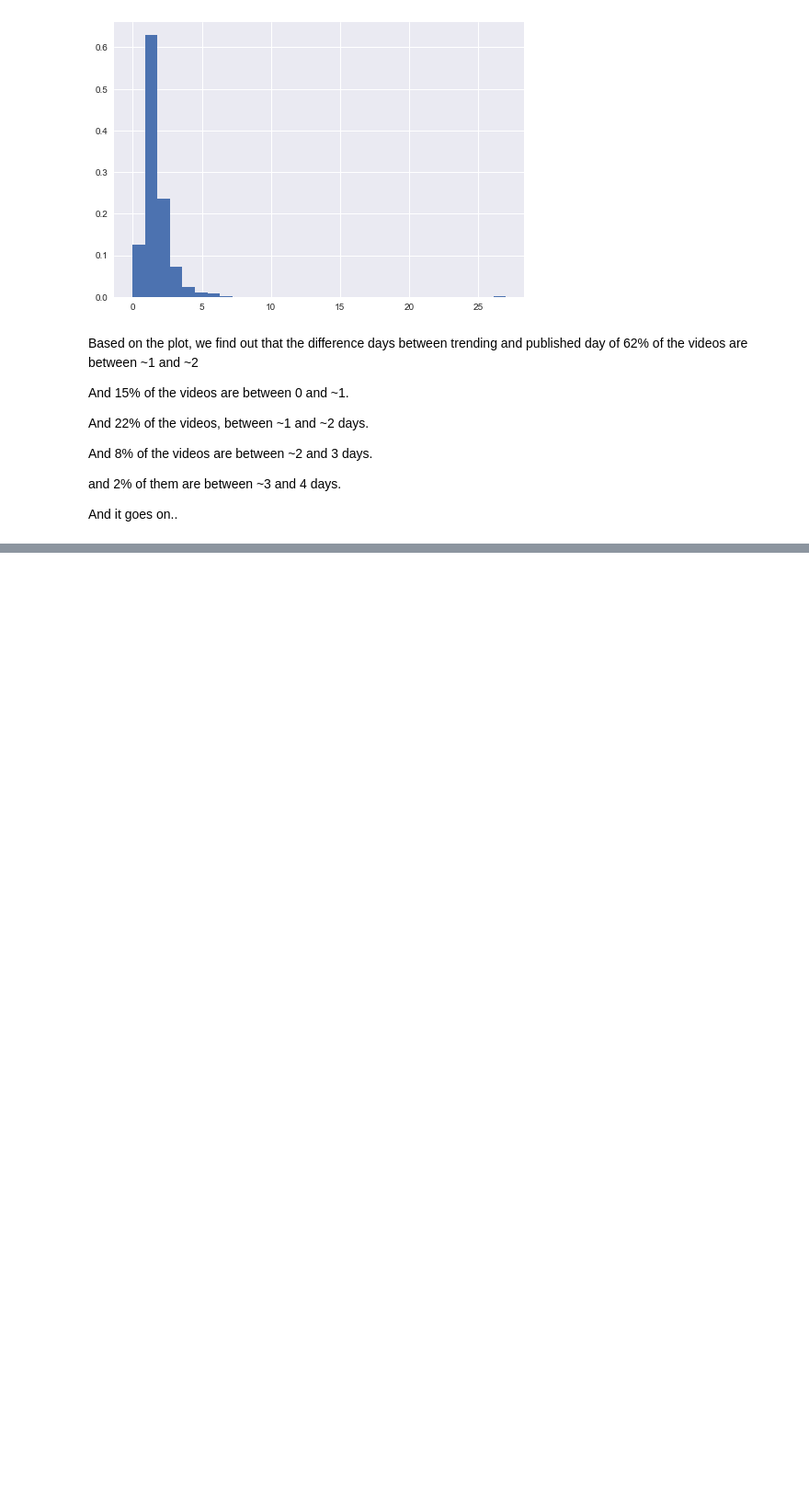
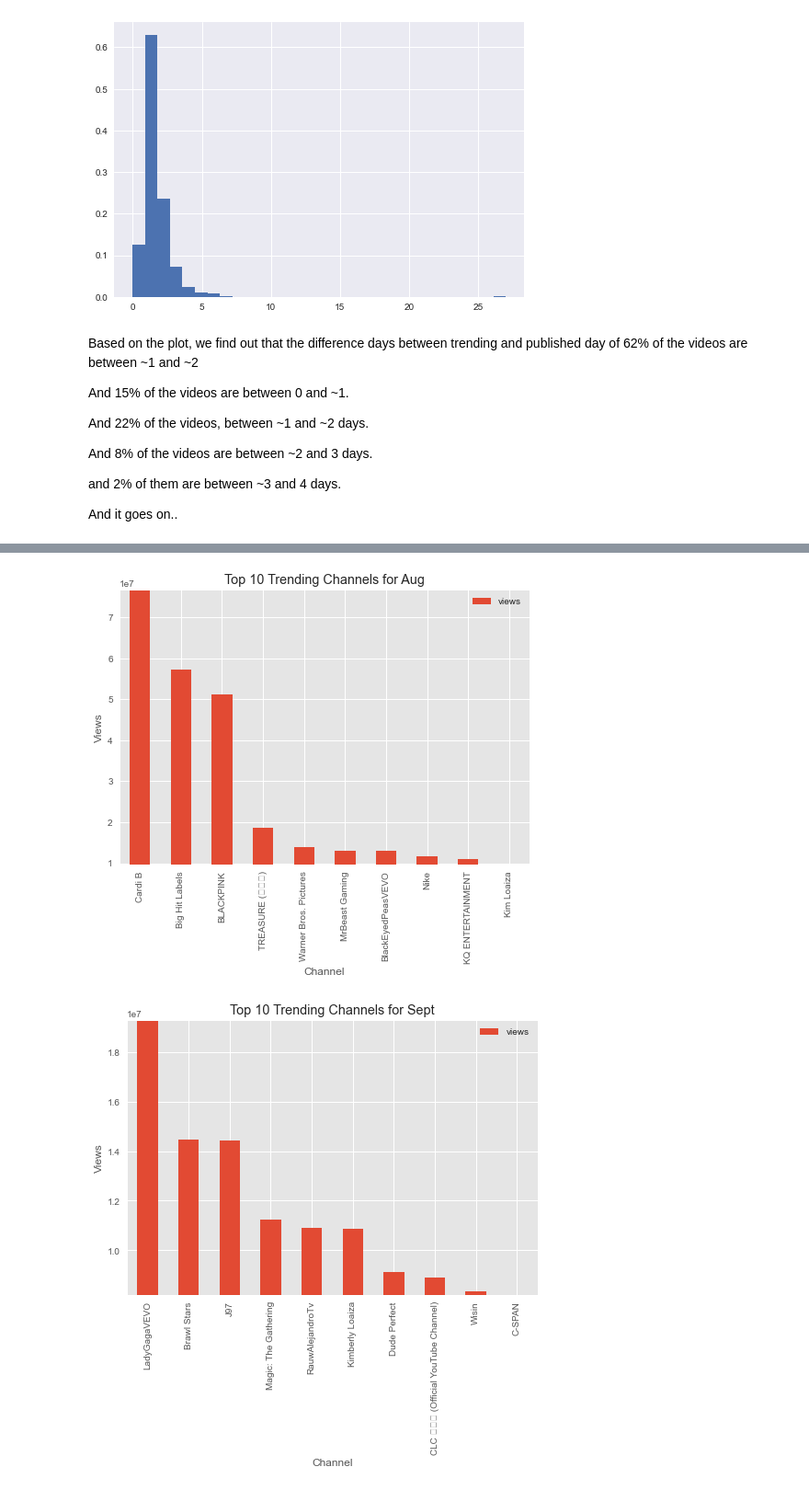
Before and after one commit to mehtee/Youtube_analysis_project, a Jupyter notebook: project.ipynb, the cells around one changed output, grey strips where cells are left out. Shown: that part at 92% size. Saved outputs shown, nothing was run; the diff lists cells and outputs as text; code cells hidden in the pictures; blank space fills up the shorter version.

Commit message:
📦 16. Most viewed channels in each month, plotting them

```diff
--- a/project.ipynb
+++ b/project.ipynb
@@ -333,0 +386,4 @@ And it goes on..
+# %%
+sept_channel = channels.loc[channels["month_trending"] == "Sept"]
+sept_top_views_channel = sept_channel.nlargest(10,'views')
+sept_top_views_channel.head()
@@ -333,0 +398,4 @@ And it goes on..
+# %%
+oct_channel = channels.loc[channels["month_trending"] == "Oct"]
+oct_top_views_channel = oct_channel.nlargest(10,'views')
+oct_top_views_channel.head()
@@ -333,0 +410,4 @@ And it goes on..
+# %%
+nov_channel = channels.loc[channels["month_trending"] == "Nov"]
+nov_top_views_channel = nov_channel.nlargest(10,'views')
+nov_top_views_channel.head()
@@ -333,0 +422,15 @@ And it goes on..
+# %%
+months_names_dict = {"Aug": aug_top_views_channel, "Sept": sept_top_views_channel, "Oct": oct_top_views_channel, "Nov": nov_top_views_channel}
+# %%
+
+for month, month_df in months_names_dict.items():
+    month_df[:10].plot(kind="bar")
+    top_views_max = month_df['views'].max()
+    top_views_min = month_df['views'].min()
+    plt.ylim(top_views_min, top_views_max)
+    plt.title(f"Top 10 Trending Channels for {month}")
+    plt.xlabel("Channel")
+    plt.ylabel("Views")
+# %% [output]
+[figure, added]
+[figure, added]
```
Also changed, not shown: parts of 10 cells of this notebook.
